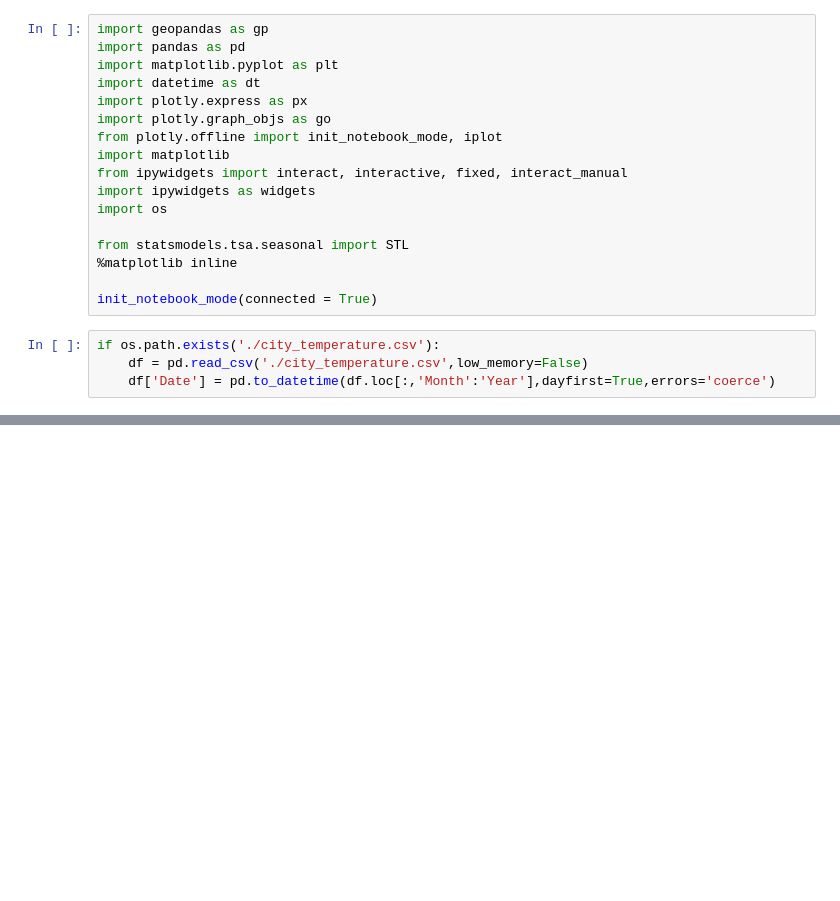
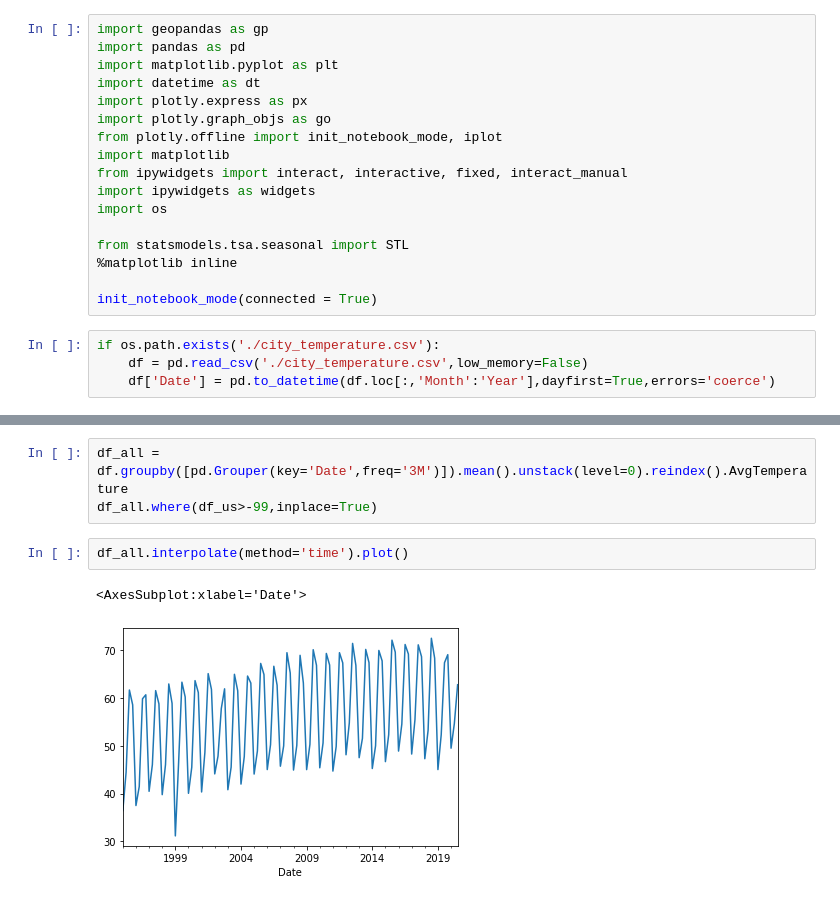
Before and after one commit to whistlepark/cogs109_final, a Jupyter notebook: Notebooks/Train.ipynb, the cells around one changed output, grey strips where cells are left out. Drawn from its saved outputs; the diff is of its cells as text; blank space fills up the shorter version.

```diff
--- a/Notebooks/Train.ipynb
+++ b/Notebooks/Train.ipynb
@@ -27,0 +45,8 @@ model.plot()
+# %%
+df_all = df.groupby([pd.Grouper(key='Date',freq='3M')]).mean().unstack(level=0).reindex().AvgTemperature
+df_all.where(df_us>-99,inplace=True)
+# %%
+df_all.interpolate(method='time').plot()
+# %% [output]
+<AxesSubplot:xlabel='Date'>
+[figure, added]
```
Also changed, not shown: parts of 6 cells of this notebook.
